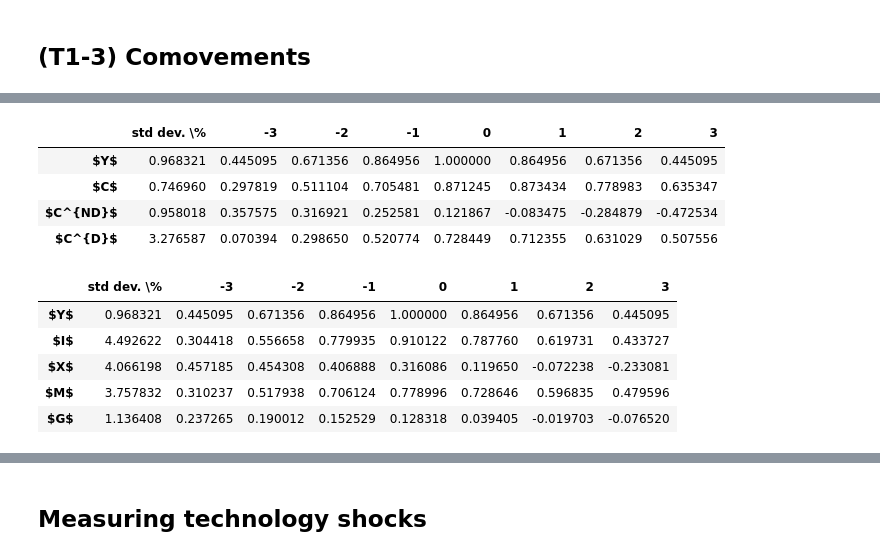
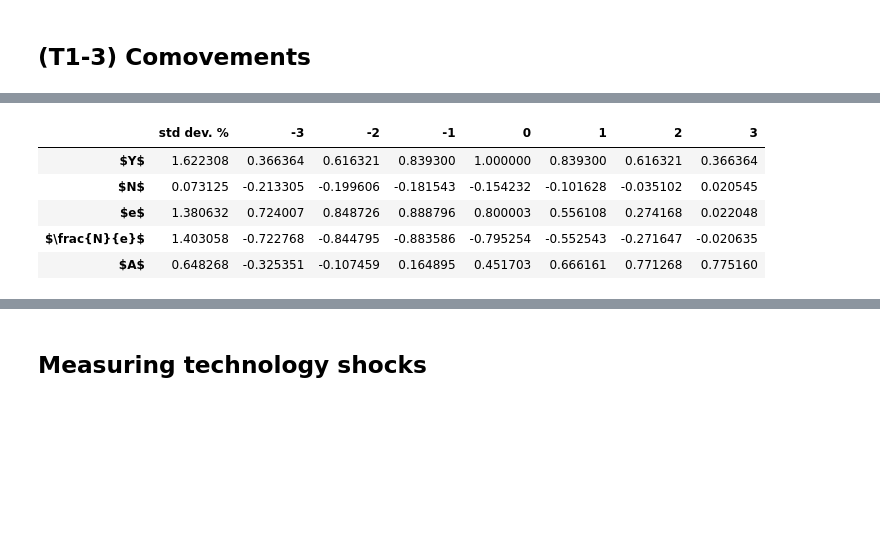
Before and after one commit to alexwellman/macrodata-wellman, a Jupyter notebook: Econ212/data_212.ipynb, the cells around one changed output, grey strips where cells are left out. Cells and saved outputs as stored; diff of their text form; code cells hidden in the pictures; blank space fills up the shorter version.

```diff
--- a/Econ212/data_212.ipynb
+++ b/Econ212/data_212.ipynb
@@ -835 +911,10 @@ table3n = calculate_full_cross_correlation_with_y(data3, data3b, lags, cut_data=
+# %%
+table3
+# %% [output]
+|  | std dev. % | -3 | -2 | -1 | 0 | 1 | 2 | 3 |
+| $Y$ | 1.622308 | 0.366364 | 0.616321 | 0.839300 | 1.000000 | 0.839300 | 0.616321 | 0.366364 |
+| $N$ | 0.073125 | -0.213305 | -0.199606 | -0.181543 | -0.154232 | -0.101628 | -0.035102 | 0.020545 |
+| $e$ | 1.380632 | 0.724007 | 0.848726 | 0.888796 | 0.800003 | 0.556108 | 0.274168 | 0.022048 |
+| $\frac{N}{e}$ | 1.403058 | -0.722768 | -0.844795 | -0.883586 | -0.795254 | -0.552543 | -0.271647 | -0.020635 |
+| $A$ | 0.648268 | -0.325351 | -0.107459 | 0.164895 | 0.451703 | 0.666161 | 0.771268 | 0.775160 |
 # %%
@@ -846,20 +930,3 @@ for i, table in enumerate(tables, start=1):
     # Save the table as a LaTeX file with the specified column format
     with open(f'{save_path}/table{i}n.tex', 'w') as f:
         f.write(table.to_latex(column_format=column_format))
-# %%
-table1n
-# %% [output]
-|  | std dev. \% | -3 | -2 | -1 | 0 | 1 | 2 | 3 |
-| $Y$ | 0.968321 | 0.445095 | 0.671356 | 0.864956 | 1.000000 | 0.864956 | 0.671356 | 0.445095 |
-| $C$ | 0.746960 | 0.297819 | 0.511104 | 0.705481 | 0.871245 | 0.873434 | 0.778983 | 0.635347 |
-| $C^{ND}$ | 0.958018 | 0.357575 | 0.316921 | 0.252581 | 0.121867 | -0.083475 | -0.284879 | -0.472534 |
-| $C^{D}$ | 3.276587 | 0.070394 | 0.298650 | 0.520774 | 0.728449 | 0.712355 | 0.631029 | 0.507556 |
-# %%
-table2n
-# %% [output]
-|  | std dev. \% | -3 | -2 | -1 | 0 | 1 | 2 | 3 |
-| $Y$ | 0.968321 | 0.445095 | 0.671356 | 0.864956 | 1.000000 | 0.864956 | 0.671356 | 0.445095 |
-| $I$ | 4.492622 | 0.304418 | 0.556658 | 0.779935 | 0.910122 | 0.787760 | 0.619731 | 0.433727 |
-| $X$ | 4.066198 | 0.457185 | 0.454308 | 0.406888 | 0.316086 | 0.119650 | -0.072238 | -0.233081 |
-| $M$ | 3.757832 | 0.310237 | 0.517938 | 0.706124 | 0.778996 | 0.728646 | 0.596835 | 0.479596 |
-| $G$ | 1.136408 | 0.237265 | 0.190012 | 0.152529 | 0.128318 | 0.039405 | -0.019703 | -0.076520 |
```
Also changed, not shown: parts of 11 cells of this notebook, 3 other files.
